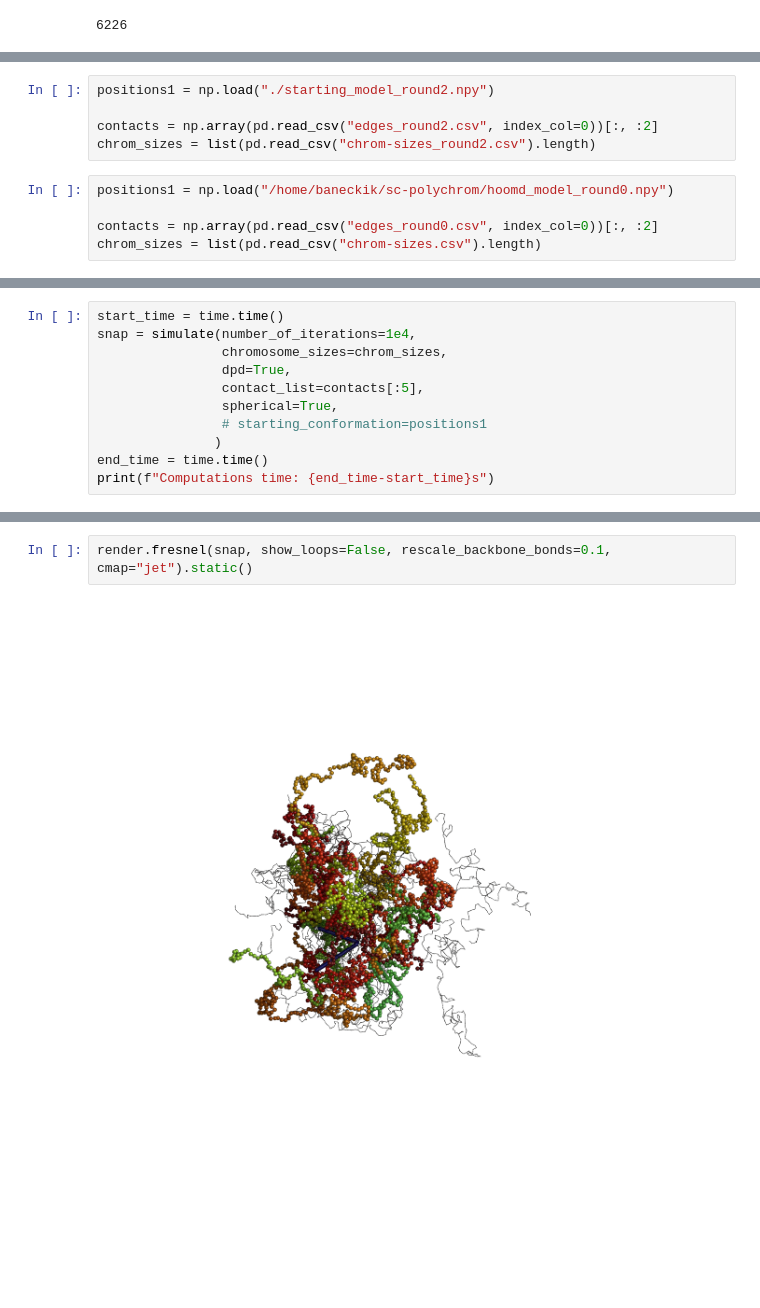
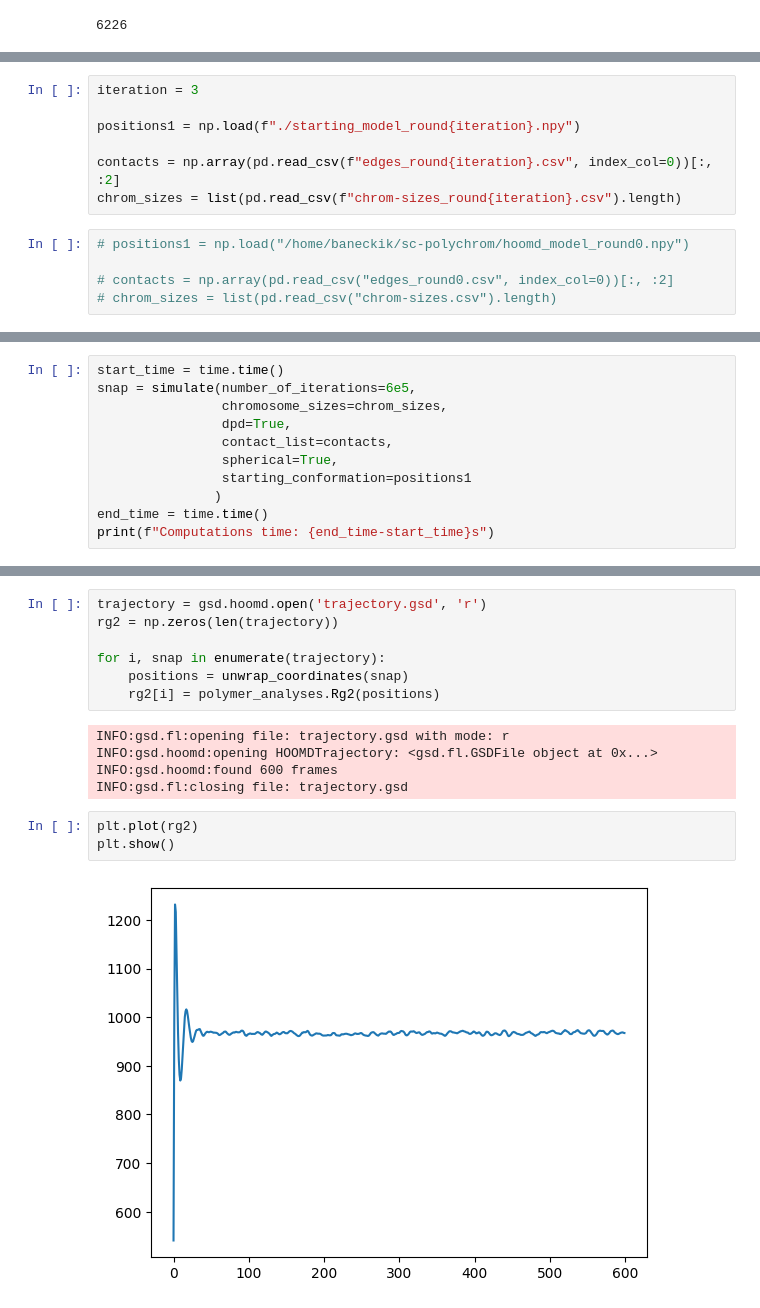
Before and after one commit to 4dn-hack-team9-2024/sc-polychrom, a Jupyter notebook: 01_hoomd_model.ipynb, the cells around one changed output, grey strips where cells are left out. Drawn from its saved outputs; the diff is of its cells as text; blank space fills up the shorter version.

```diff
--- a/01_hoomd_model.ipynb
+++ b/01_hoomd_model.ipynb
@@ -194,13 +205,15 @@ MemoryError: std::bad_alloc
 # %%
-positions1 = np.load("./starting_model_round2.npy")
+iteration = 3
 
-contacts = np.array(pd.read_csv("edges_round2.csv", index_col=0))[:, :2]
-chrom_sizes = list(pd.read_csv("chrom-sizes_round2.csv").length)
+positions1 = np.load(f"./starting_model_round{iteration}.npy")
+
+contacts = np.array(pd.read_csv(f"edges_round{iteration}.csv", index_col=0))[:, :2]
+chrom_sizes = list(pd.read_csv(f"chrom-sizes_round{iteration}.csv").length)
 # %%
-positions1 = np.load("/home/baneckik/sc-polychrom/hoomd_model_round0.npy")
+# positions1 = np.load("/home/baneckik/sc-polychrom/hoomd_model_round0.npy")
 
-contacts = np.array(pd.read_csv("edges_round0.csv", index_col=0))[:, :2]
-chrom_sizes = list(pd.read_csv("chrom-sizes.csv").length)
+# contacts = np.array(pd.read_csv("edges_round0.csv", index_col=0))[:, :2]
+# chrom_sizes = list(pd.read_csv("chrom-sizes.csv").length)
 # %%
 len( contacts )
 # %% [output]
@@ -220,11 +233,11 @@ array([[3117, 3154],
 # %%
 start_time = time.time()
-snap = simulate(number_of_iterations=1e4,
+snap = simulate(number_of_iterations=6e5,
                 chromosome_sizes=chrom_sizes,
                 dpd=True,
-                contact_list=contacts[:5],
+                contact_list=contacts,
                 spherical=True,
-                # starting_conformation=positions1
+                starting_conformation=positions1
                )
 end_time = time.time()
 print(f"Computations time: {end_time-start_time}s")
@@ -270,4 +244,17 @@ np.where( positions1<-45 )
-# %%
-render.fresnel(snap, show_loops=False, rescale_backbone_bonds=0.1, cmap="jet").static()
-# %% [output]
-[figure, removed]
+# %%
+trajectory = gsd.hoomd.open('trajectory.gsd', 'r')
+rg2 = np.zeros(len(trajectory))
+
+for i, snap in enumerate(trajectory):
+    positions = unwrap_coordinates(snap)
+    rg2[i] = polymer_analyses.Rg2(positions)
+# %% [output]
+INFO:gsd.fl:opening file: trajectory.gsd with mode: r
+INFO:gsd.hoomd:opening HOOMDTrajectory: <gsd.fl.GSDFile object at 0x...>
+INFO:gsd.hoomd:found 600 frames
+INFO:gsd.fl:closing file: trajectory.gsd
+# %%
+plt.plot(rg2)
+plt.show()
+# %% [output]
+[figure, added]
```
Also changed, not shown: parts of 32 cells of this notebook, 1 other file.
